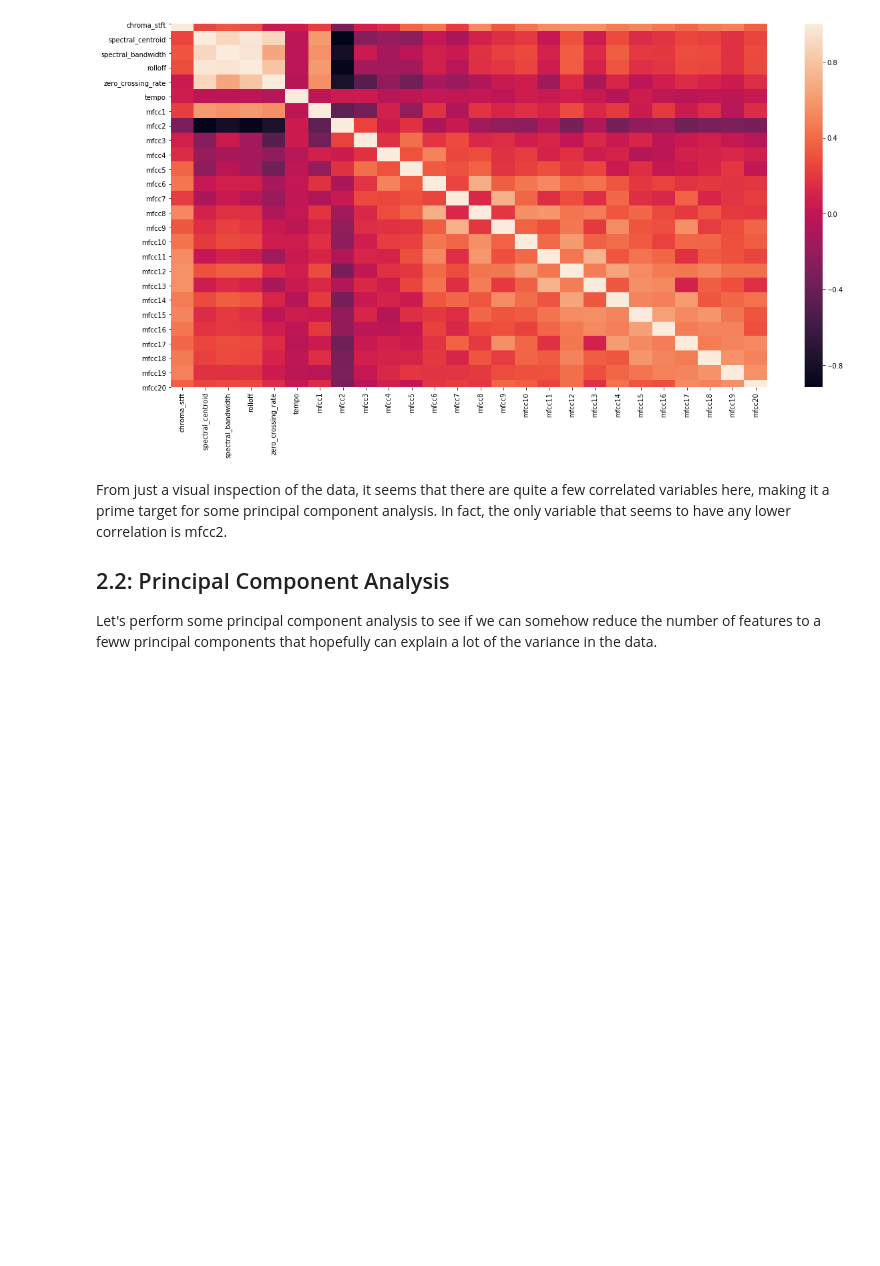
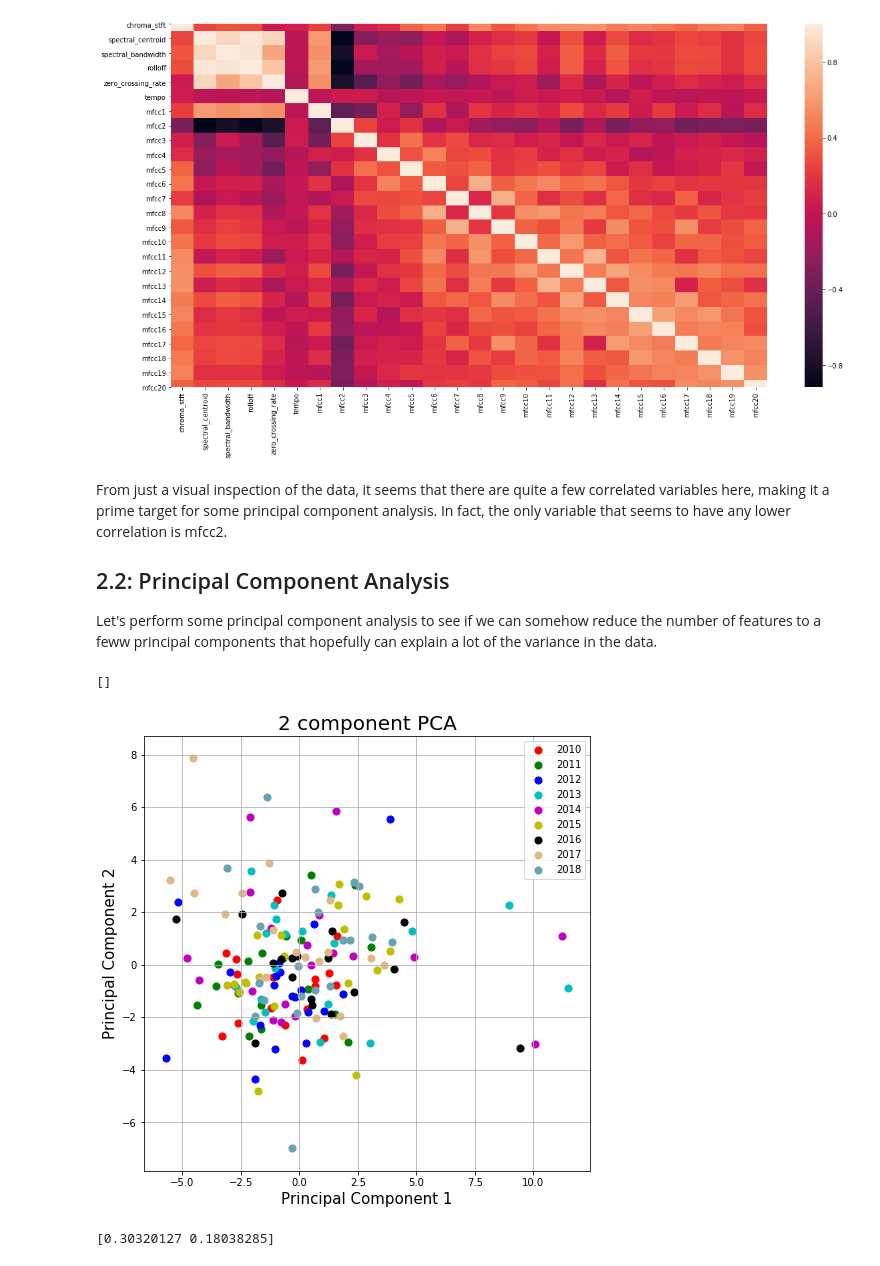
Before and after one commit to aaronabraham311/SoundOff, a Jupyter notebook: scripts/eda.ipynb, the cells around one changed output. Drawn from its saved outputs; the diff is of its cells as text; code cells hidden in the pictures; blank space fills up the shorter version.

```diff
--- a/scripts/eda.ipynb
+++ b/scripts/eda.ipynb
@@ -279,10 +279,36 @@ Let's perform some principal component analysis to see if we can somehow reduce
 # %%
 x = data.iloc[:,1:27].values
 y = data['label']
 
 x = StandardScaler().fit_transform(x)
 
 pca = PCA(n_components = 2)
 principalComponents = pca.fit_transform(x)
 principalDf = pd.DataFrame(data = principalComponents, columns = ['PC1', 'PC2'])
 principalDf = pd.concat([principalDf, y], axis = 1)
+
+fig = plt.figure(figsize = (8,8))
+ax = fig.add_subplot(1,1,1)
+
+
+ax.set_xlabel('Principal Component 1', fontsize = 15)
+ax.set_ylabel('Principal Component 2', fontsize = 15)
+ax.set_title('2 component PCA', fontsize = 20)
+targets = [2010, 2011, 2012, 2013, 2014, 2015, 2016, 2017, 2018]
+colors = ['r', 'g', 'b', 'c', 'm', 'y', 'k', 'burlywood', '#68A3B3']
+for target, color in zip(targets,colors):
+    indicesToKeep = principalDf['label'] == target
+    ax.scatter(principalDf.loc[indicesToKeep, 'PC1']
+               , principalDf.loc[indicesToKeep, 'PC2']
+               , c = color
+               , s = 50)
+ax.legend(targets)
+ax.grid()
+ax.plot()
+# %% [output]
+[]
+[figure, added]
+# %%
+print(pca.explained_variance_ratio_)
+# %% [output]
+[0.30320127 0.18038285]
```
Also changed, not shown: parts of 1 cell of this notebook.
